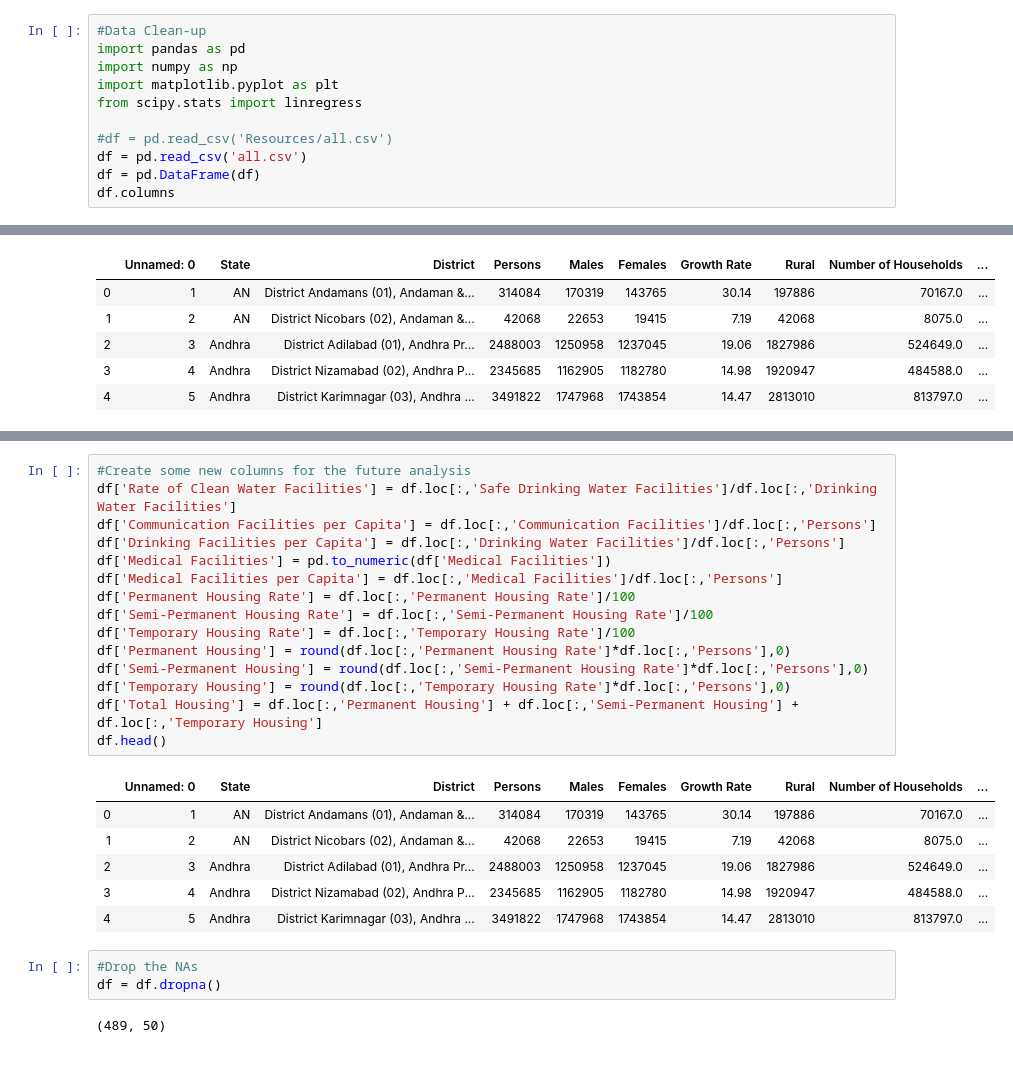
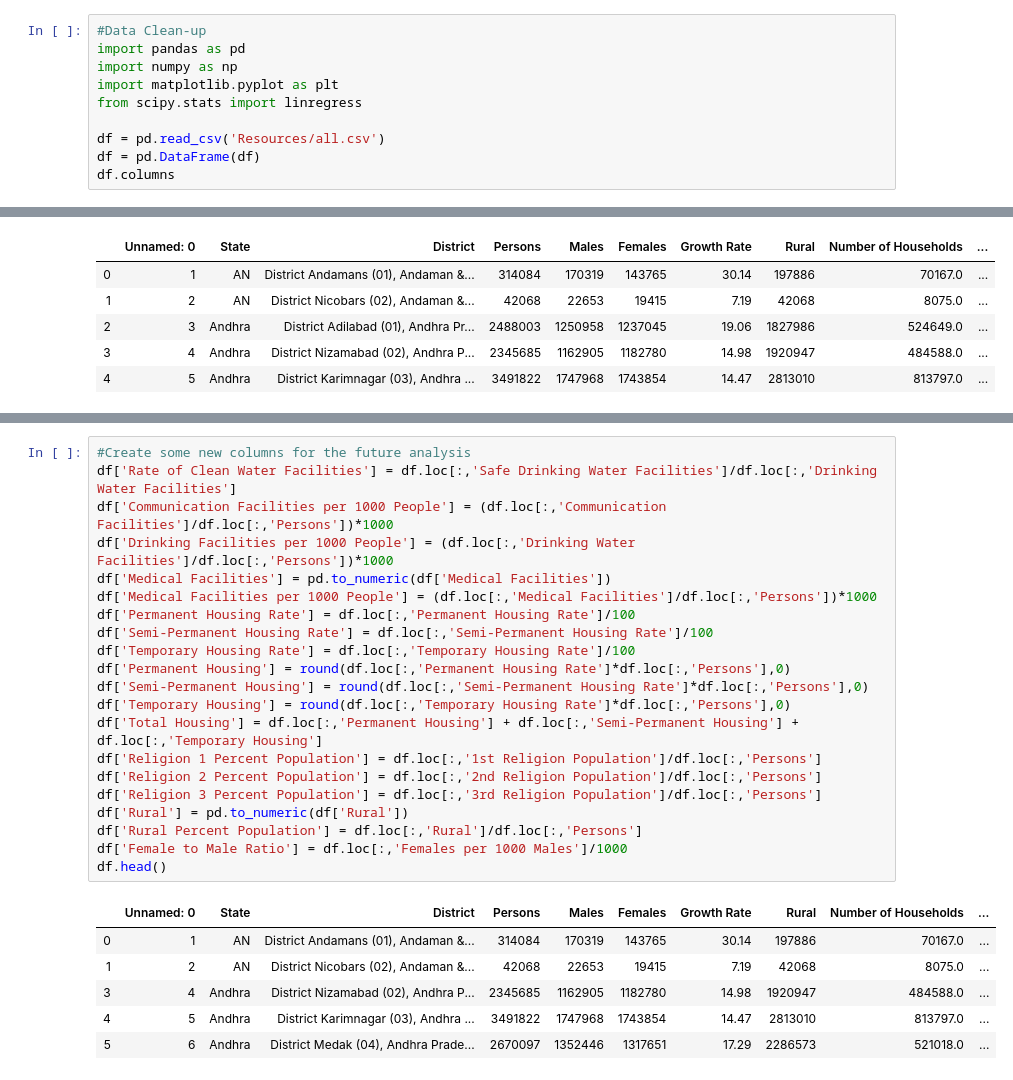
Before and after one commit to bpdamore/ProjectOne, a Jupyter notebook: Data_cleaning.ipynb, the cells around one changed output, grey strips where cells are left out. Cells and saved outputs as stored; diff of their text form.

```diff
--- a/Data_cleaning.ipynb
+++ b/Data_cleaning.ipynb
@@ -5,8 +5,7 @@ import numpy as np
 import matplotlib.pyplot as plt
 from scipy.stats import linregress
 
-#df = pd.read_csv('Resources/all.csv')
-df = pd.read_csv('all.csv')
+df = pd.read_csv('Resources/all.csv')
 df = pd.DataFrame(df)
 df.columns
 # %% [output]
@@ -162,27 +157,28 @@ dtype: object
 # %%
 #Create some new columns for the future analysis
 df['Rate of Clean Water Facilities'] = df.loc[:,'Safe Drinking Water Facilities']/df.loc[:,'Drinking Water Facilities']
-df['Communication Facilities per Capita'] = df.loc[:,'Communication Facilities']/df.loc[:,'Persons']
-df['Drinking Facilities per Capita'] = df.loc[:,'Drinking Water Facilities']/df.loc[:,'Persons']
+df['Communication Facilities per 1000 People'] = (df.loc[:,'Communication Facilities']/df.loc[:,'Persons'])*1000
+df['Drinking Facilities per 1000 People'] = (df.loc[:,'Drinking Water Facilities']/df.loc[:,'Persons'])*1000
 df['Medical Facilities'] = pd.to_numeric(df['Medical Facilities'])
-df['Medical Facilities per Capita'] = df.loc[:,'Medical Facilities']/df.loc[:,'Persons']
+df['Medical Facilities per 1000 People'] = (df.loc[:,'Medical Facilities']/df.loc[:,'Persons'])*1000
 df['Permanent Housing Rate'] = df.loc[:,'Permanent Housing Rate']/100
 df['Semi-Permanent Housing Rate'] = df.loc[:,'Semi-Permanent Housing Rate']/100
 df['Temporary Housing Rate'] = df.loc[:,'Temporary Housing Rate']/100
 df['Permanent Housing'] = round(df.loc[:,'Permanent Housing Rate']*df.loc[:,'Persons'],0)
 df['Semi-Permanent Housing'] = round(df.loc[:,'Semi-Permanent Housing Rate']*df.loc[:,'Persons'],0)
 df['Temporary Housing'] = round(df.loc[:,'Temporary Housing Rate']*df.loc[:,'Persons'],0)
 df['Total Housing'] = df.loc[:,'Permanent Housing'] + df.loc[:,'Semi-Permanent Housing'] + df.loc[:,'Temporary Housing']
+df['Religion 1 Percent Population'] = df.loc[:,'1st Religion Population']/df.loc[:,'Persons']
+df['Religion 2 Percent Population'] = df.loc[:,'2nd Religion Population']/df.loc[:,'Persons']
+df['Religion 3 Percent Population'] = df.loc[:,'3rd Religion Population']/df.loc[:,'Persons']
+df['Rural'] = pd.to_numeric(df['Rural'])
+df['Rural Percent Population'] = df.loc[:,'Rural']/df.loc[:,'Persons']
+df['Female to Male Ratio'] = df.loc[:,'Females per 1000 Males']/1000
 df.head()
 # %% [output]
 |  | Unnamed: 0 | State | District | Persons | Males | Females | Growth Rate | Rural | Number of Households | ... |
 | 0 | 1 | AN | District Andamans (01), Andaman &... | 314084 | 170319 | 143765 | 30.14 | 197886 | 70167.0 | ... |
 | 1 | 2 | AN | District Nicobars (02), Andaman &... | 42068 | 22653 | 19415 | 7.19 | 42068 | 8075.0 | ... |
-| 2 | 3 | Andhra | District Adilabad (01), Andhra Pr... | 2488003 | 1250958 | 1237045 | 19.06 | 1827986 | 524649.0 | ... |
 | 3 | 4 | Andhra | District Nizamabad (02), Andhra P... | 2345685 | 1162905 | 1182780 | 14.98 | 1920947 | 484588.0 | ... |
 | 4 | 5 | Andhra | District Karimnagar (03), Andhra ... | 3491822 | 1747968 | 1743854 | 14.47 | 2813010 | 813797.0 | ... |
+| 5 | 6 | Andhra | District Medak (04), Andhra Prade... | 2670097 | 1352446 | 1317651 | 17.29 | 2286573 | 521018.0 | ... |
-# %%
-#Drop the NAs
-df = df.dropna()
-# %% [output]
-(489, 50)
```
Also changed, not shown: parts of 4 cells of this notebook, 1 other file.
